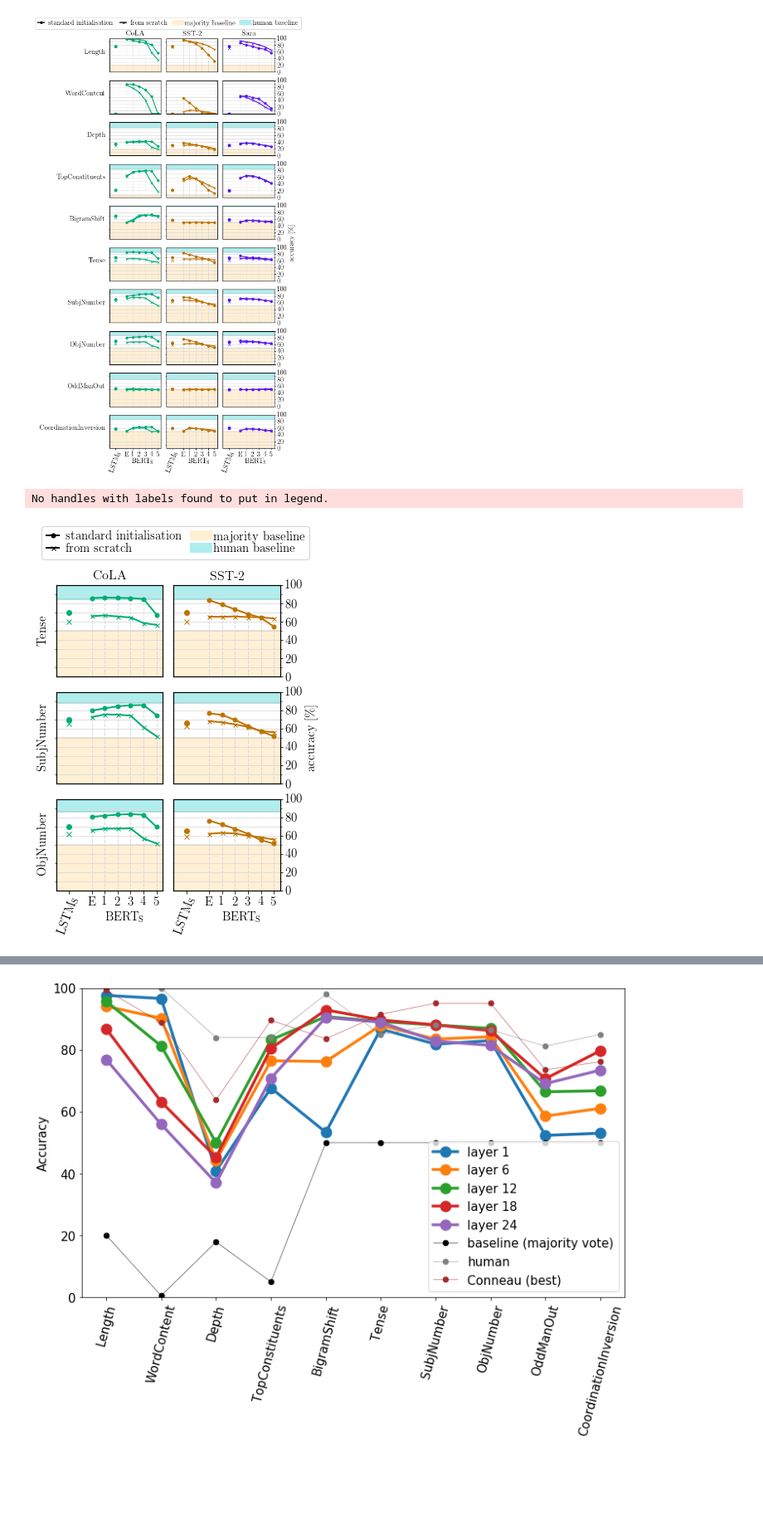
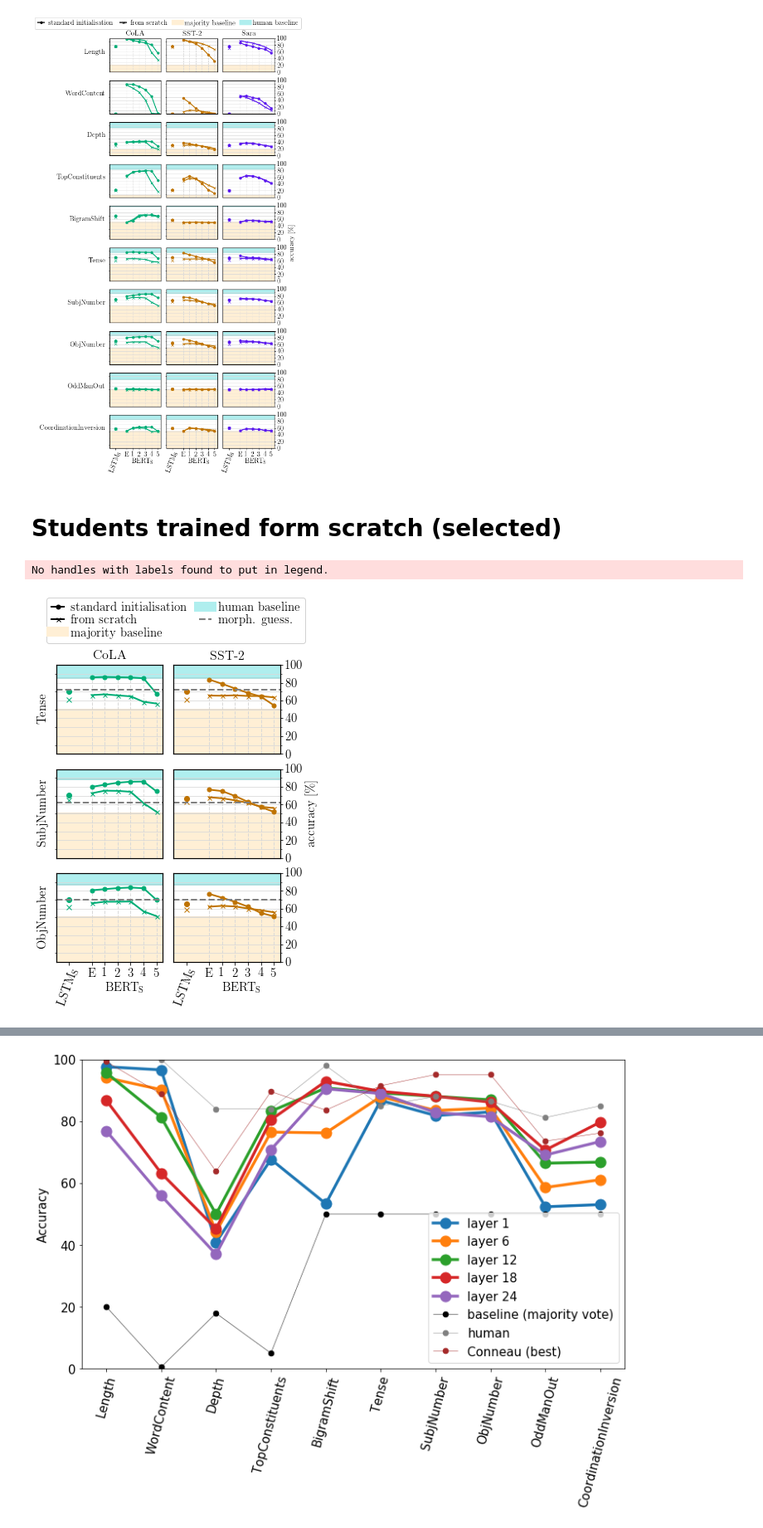
Before and after one commit to samsucik/knowledge-distil-bert, a Jupyter notebook: experiments/analysis/Probing.ipynb, the cells around one changed output, grey strips where cells are left out. Shown at 83% size. Saved outputs shown, nothing was run; the diff lists cells and outputs as text; code cells hidden in the pictures; blank space fills up the shorter version.

```diff
--- a/experiments/analysis/Probing.ipynb
+++ b/experiments/analysis/Probing.ipynb
@@ -120,13 +121,13 @@ for i, task_name in enumerate(task_names):
             ax.tick_params("y", left=False, labelleft=False, right=False, labelright=False, length=0)
         if row < nrows-1:
             ax.tick_params("x", bottom=False, labelbottom=False)
-        if baselines["morpho-guessers"][i] is not None:
-            ax.axhline(baselines["morpho-guessers"][i], lw=2, ls="--", c=P.probing_baseline_colours["morpho"])
+        ax.axhline(P.probing_baselines["conneau-best"][i], lw=2, ls="--",
+                   c=P.probing_baseline_colours["conneau-best"])
 ax.legend()
 additional_leg_entries = [P.new_legend_entry(c=P.probing_baseline_colours[b], label=b + " baseline", lw=12)
                           for b in ["majority", "human"]]
-additional_leg_entries.append(P.new_legend_entry(c=P.probing_baseline_colours["morpho"],
-                                                 label="morph. guess", lw=2.1, ls="--"))
+additional_leg_entries.append(P.new_legend_entry(c=P.probing_baseline_colours["conneau-best"],
+                                                 label="Conneau", lw=2.1, ls="--"))
 P.unify_legend_outside(fig, axs, legcols=0, position="top", additional_handles=additional_leg_entries)
 P.add_overall_axislabel(fig, "accuracy [\%]", axis="y", pad=8)
 P.add_overall_axislabel(fig, "model layer", axis="x", pad=8)
@@ -176,18 +177,18 @@ for i, task_name in enumerate(task_names):
         ax.set_xticks(xticks)
         ax.set_xticklabels(xticklabels)
         if row == nrows-1:
-            annotate_range(min(xs), max(xs), P.make_latex_label("BERT"), ax, offset=-0.15)
+            P.annotate_range(min(xs), max(xs), P.make_latex_label("BERT"), ax, offset=-0.15)
         for l, label in enumerate(ax.get_xticklabels()):
             if l < 2:
                 label.set_rotation(70)
         ax.set_title(task_name, fontdict={"fontsize": 16})
-        make_probing_axis(ax, probing_task=task_name)
+        P.make_probing_axis(ax, probing_task=task_name)
         if col > 0:
             ax.tick_params("y", left=False, labelleft=False, right=False, labelright=False, length=0)
         if row < nrows-1:
             ax.tick_params("x", bottom=False, labelbottom=False)
 ax.legend()
-additional_leg_entries = [P.new_legend_entry(c=baseline_colours[b], label=b + " baseline", lw=12)
+additional_leg_entries = [P.new_legend_entry(c=P.probing_baseline_colours[b], label=b + " baseline", lw=12)
                           for b in ["majority", "human"]]
 P.unify_legend_outside(fig, axs, legcols=0, position="top", additional_handles=additional_leg_entries)
 P.add_overall_axislabel(fig, "accuracy [\%]", axis="y", pad=8)
@@ -229,7 +230,7 @@ for row, task_name in enumerate(task_names):
 
         ax.set_xlim(-2, max(xs)+1)
         if row == nrows-1:
-            annotate_range(min(xs), max(xs), P.make_latex_label("BERT"), ax, offset=-0.28)
+            P.annotate_range(min(xs), max(xs), P.make_latex_label("BERT"), ax, offset=-0.28)
             xticks = [centre_xs["LSTM"], *xs]
             xticklabels = [P.make_latex_label("LSTM"), *xlabels]
             ax.set_xticks(xticks)
@@ -247,14 +248,11 @@ for row, task_name in enumerate(task_names):
             ax.tick_params("y", left=False, labelleft=False, right=True, labelright=True, length=3)
         if col == 0:
             ax.set_ylabel(task_name, rotation=0, ha="right")
-#             ax.tick_params("y", left=False, labelleft=False, right=False, labelright=True, length=0)
-#             ax.yaxis.set_label_position("right")
-#             ax.yaxis.tick_right()
-        make_probing_axis(ax, probing_task=task_name)
+        P.make_probing_axis(ax, probing_task=task_name)
 ax.legend()
 additional_leg_entries = [P.new_legend_entry(c="black", label=l, marker=m, lw=2, markersize=5)
                           for l, m in zip(["standard initialisation", "from scratch"], ["o", "x"])]
-additional_leg_entries += [P.new_legend_entry(c=baseline_colours[b], label=b + " baseline", lw=12)
+additional_leg_entries += [P.new_legend_entry(c=P.probing_baseline_colours[b], label=b + " baseline", lw=12)
                           for b in ["majority", "human"]]
 P.unify_legend_outside(fig, axs, legcols=0, position="top", additional_handles=additional_leg_entries)
 P.add_overall_axislabel(fig, "accuracy [\%]", axis="y", pad=30, side="right")
@@ -268,6 +266,8 @@ fig.savefig("img/probing_students_scratch.pdf")
 # %% [output]
 No handles with labels found to put in legend.
 [figure]
+# %% [markdown]
+# Students trained form scratch (selected)
 # %%
 reload(P)
 ncols = 2
@@ -291,43 +291,48 @@ for row, task_name in enumerate(["Tense", "SubjNumber", "ObjNumber"]):
             xs = 2*(xs - m) + m
             ax.plot(xs, ys, c=P.glue_task_colours[glue_task], lw=2, markersize=5, marker=marker, zorder=2)
             for x, y in zip(xs, ys):
-                ax.axvline(x, ymin=0, ymax=y/100, linestyle="--", c=grid_colour, zorder=0, lw=1)
+                ax.axvline(x, ymin=0, ymax=y/100, linestyle="--", c=P.grid_colour, zorder=0, lw=1)
 
         ax.set_xlim(-2, max(xs)+1)
         if row == nrows-1:
-            annotate_range(min(xs), max(xs), P.make_latex_label("BERT"), ax, offset=-0.2)
+            P.annotate_range(min(xs), max(xs), P.make_latex_label("BERT"), ax, offset=-0.2)
             xticks = [centre_xs["LSTM"], *xs]
             xticklabels = [P.make_latex_label("LSTM"), *xlabels]
             ax.set_xticks(xticks)
             ax.set_xticklabels(xticklabels)
             for l, label in enumerate(ax.get_xticklabels()):
                 if l < 1: label.set_rotation(70)
         else:
             ax.tick_params("x", bottom=False, labelbottom=False)
         if row == 0:
             ax.set_title(glue_task, fontdict={"fontsize": 16})
         if col < ncols - 1:
             ax.tick_params("y", left=False, labelleft=False, right=False, labelright=False, length=0)
         else:
             ax.yaxis.tick_right()
             ax.tick_params("y", left=False, labelleft=False, right=True, labelright=True, length=3)
         if col == 0:
             ax.set_ylabel(task_name, rotation=90)
-        make_probing_axis(ax, probing_task=task_name)
+        if P.probing_baselines["morpho-guessers"][row+5] is not None:
+            ax.axhline(P.probing_baselines["morpho-guessers"][row+5], lw=2, ls="--", c=P.probing_baseline_colours["morpho"])
+        P.make_probing_axis(ax, probing_task=task_name)
 ax.legend()
 additional_leg_entries = [P.new_legend_entry(c="black", label=l, marker=m, lw=2, markersize=5)
                           for l, m in zip(["standard initialisation", "from scratch"], ["o", "x"])]
-additional_leg_entries += [P.new_legend_entry(c=baseline_colours[b], label=b + " baseline", lw=12)
+additional_leg_entries += [P.new_legend_entry(c=P.probing_baseline_colours[b], label=b + " baseline", lw=12)
                           for b in ["majority", "human"]]
+additional_leg_entries.append(P.new_legend_entry(c=P.probing_baseline_colours["morpho"],
+                                                 label="morph. guess.", lw=2.1, ls="--"))
+
 P.unify_legend_outside(fig, axs, legcols=2, position="top", additional_handles=additional_leg_entries)
 P.add_overall_axislabel(fig, "accuracy [\%]", axis="y", pad=30, side="right")
 plt.subplots_adjust(
     left  = 0.1,
     right = 0.85,
     bottom = 0.12,
-    top = 0.85)
+    top = 0.83)
 plt.show()
 fig.savefig("img/probing_students_scratch_selected.pdf")
 # %% [output]
 No handles with labels found to put in legend.
-[figure, old version]
+[figure, new version]
```
Also changed, not shown: parts of 6 cells of this notebook, 7 other files.
